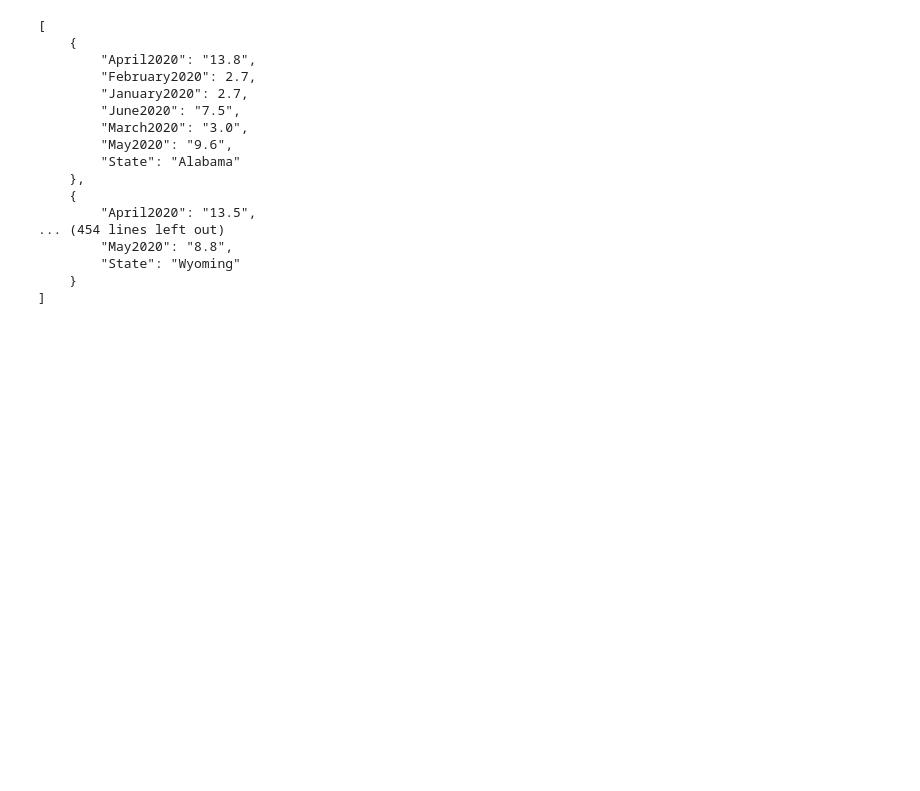
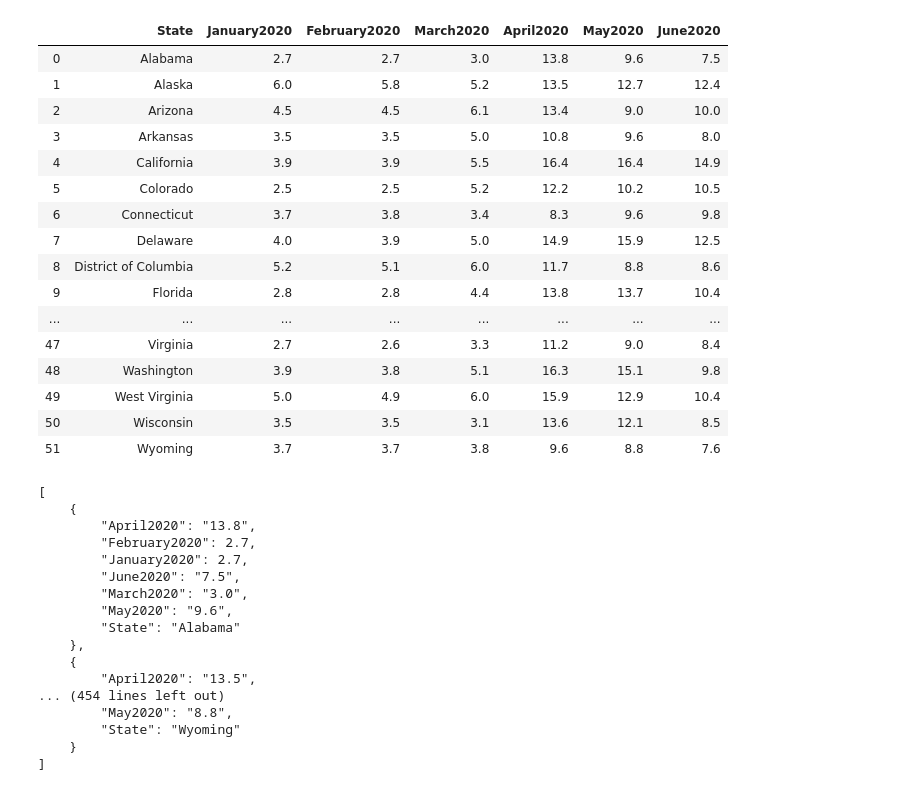
Before and after one commit to carlykelly/Covid-19-Project, a Jupyter notebook: usa_unemployment_2020_CJM.ipynb, the cells around one changed output. Drawn from its saved outputs; the diff is of its cells as text; code cells hidden in the pictures; blank space fills up the shorter version.

```diff
--- a/usa_unemployment_2020_CJM.ipynb
+++ b/usa_unemployment_2020_CJM.ipynb
@@ -54 +54,21 @@ unemp_df.head()
+# %%
+unemp_df
+# %% [output]
+|  | State | January2020 | February2020 | March2020 | April2020 | May2020 | June2020 |
+| 0 | Alabama | 2.7 | 2.7 | 3.0 | 13.8 | 9.6 | 7.5 |
+| 1 | Alaska | 6.0 | 5.8 | 5.2 | 13.5 | 12.7 | 12.4 |
+| 2 | Arizona | 4.5 | 4.5 | 6.1 | 13.4 | 9.0 | 10.0 |
+| 3 | Arkansas | 3.5 | 3.5 | 5.0 | 10.8 | 9.6 | 8.0 |
+| 4 | California | 3.9 | 3.9 | 5.5 | 16.4 | 16.4 | 14.9 |
+| 5 | Colorado | 2.5 | 2.5 | 5.2 | 12.2 | 10.2 | 10.5 |
+| 6 | Connecticut | 3.7 | 3.8 | 3.4 | 8.3 | 9.6 | 9.8 |
+| 7 | Delaware | 4.0 | 3.9 | 5.0 | 14.9 | 15.9 | 12.5 |
+| 8 | District of Columbia | 5.2 | 5.1 | 6.0 | 11.7 | 8.8 | 8.6 |
+| 9 | Florida | 2.8 | 2.8 | 4.4 | 13.8 | 13.7 | 10.4 |
+| ... | ... | ... | ... | ... | ... | ... | ... |
+| 47 | Virginia | 2.7 | 2.6 | 3.3 | 11.2 | 9.0 | 8.4 |
+| 48 | Washington | 3.9 | 3.8 | 5.1 | 16.3 | 15.1 | 9.8 |
+| 49 | West Virginia | 5.0 | 4.9 | 6.0 | 15.9 | 12.9 | 10.4 |
+| 50 | Wisconsin | 3.5 | 3.5 | 3.1 | 13.6 | 12.1 | 8.5 |
+| 51 | Wyoming | 3.7 | 3.7 | 3.8 | 9.6 | 8.8 | 7.6 |
 # %%
```
Also changed, not shown: parts of 6 cells of this notebook, 3 other files.
